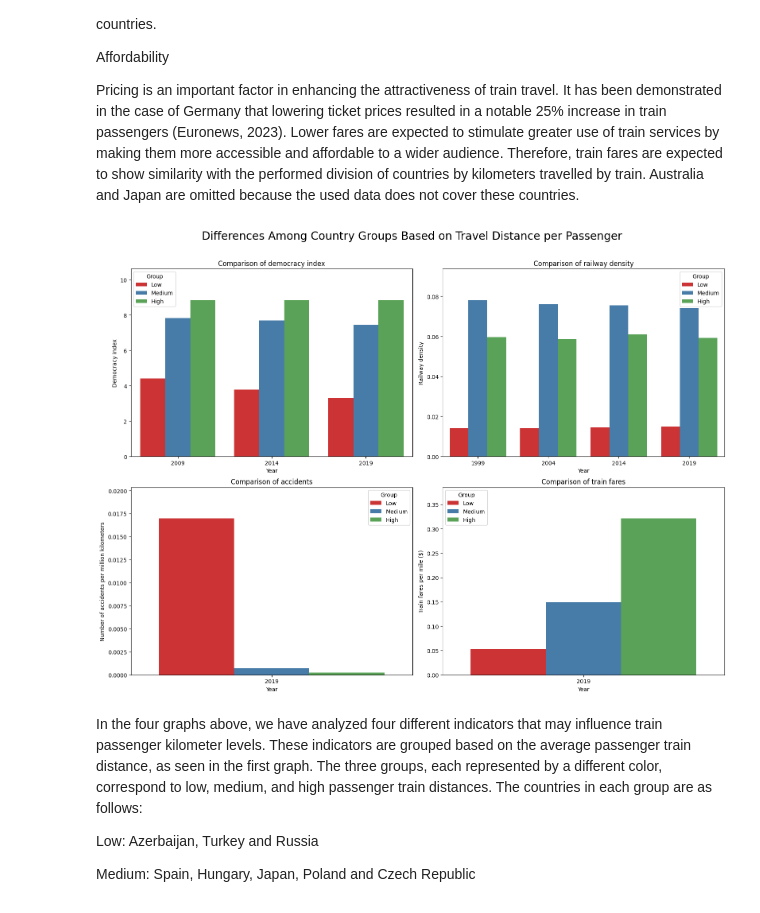
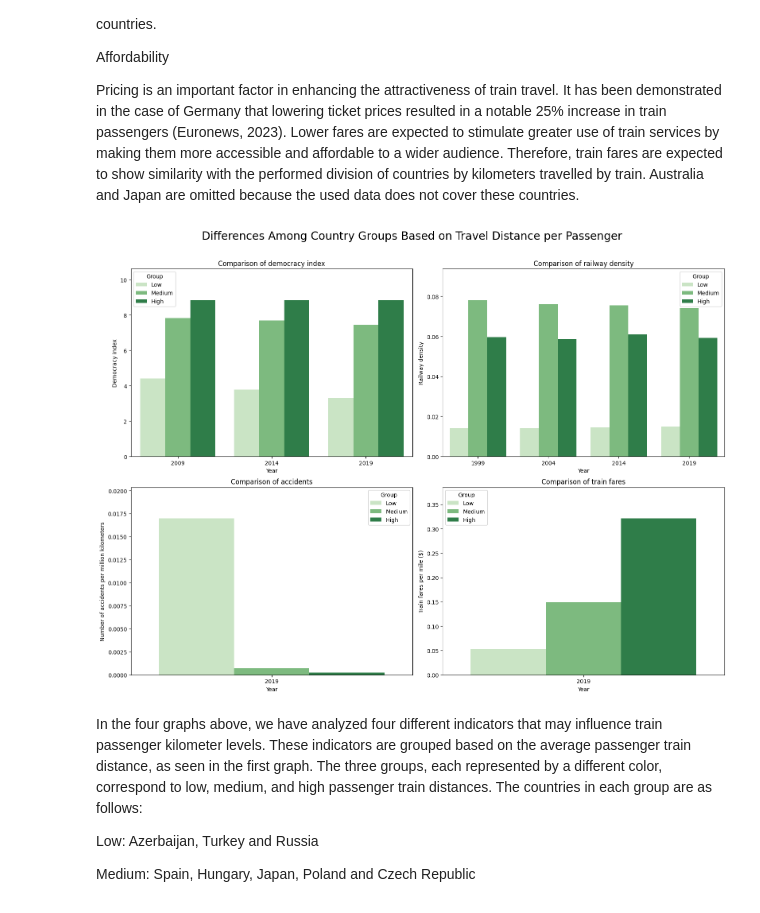
Before and after one commit to SmBuismn/Group_21_Python_project, a Jupyter notebook: project_template.ipynb, the cells around one changed output. Drawn from its saved outputs; the diff is of its cells as text; code cells hidden in the pictures.

```diff
--- a/project_template.ipynb
+++ b/project_template.ipynb
@@ -923,44 +926,44 @@ fig, axes = plt.subplots(nrows=2, ncols=2, figsize=(16, 12))
 plt.suptitle("Differences Among Country Groups Based on Travel Distance per Passenger", fontsize=20)
 
 # Plot 1: Democracy index
-sns.barplot(x='Year', y='Value', hue='Group', data=df_democracy, palette='Set1', ax=axes[0, 0])
+sns.barplot(x='Year', y='Value', hue='Group', data=df_democracy, palette='Greens', ax=axes[0, 0])
 axes[0, 0].set_title('Comparison of democracy index')
 axes[0, 0].set_xlabel('Year')
 axes[0, 0].set_ylabel('Democracy index')
 max_value_democracy = df_democracy['Value'].max()
 axes[0, 0].set_ylim(0, max_value_democracy * 1.2)
 
 # Plot 2: Railway density
-sns.barplot(x='Year', y='Value', hue='Group', data=df_linedensity, palette='Set1', ax=axes[0, 1])
+sns.barplot(x='Year', y='Value', hue='Group', data=df_linedensity, palette='Greens', ax=axes[0, 1])
 axes[0, 1].set_title('Comparison of railway density')
 axes[0, 1].set_xlabel('Year')
 axes[0, 1].set_ylabel('Railway density')
 max_value_linedensity = df_linedensity['Value'].max()
 axes[0, 1].set_ylim(0, max_value_linedensity * 1.2)
 
 # Plot 3: Accidents
-sns.barplot(x='Year', y='Value', hue='Group', data=df_safety, palette='Set1', ax=axes[1, 0])
+sns.barplot(x='Year', y='Value', hue='Group', data=df_safety, palette='Greens', ax=axes[1, 0])
 axes[1, 0].set_title('Comparison of accidents')
 axes[1, 0].set_xlabel('Year')
 axes[1, 0].set_ylabel('Number of accidents per million kilometers')
 max_value_safety = df_safety['Value'].max()
 axes[1, 0].set_ylim(0, max_value_safety * 1.2)
 
 # Plot 4: Train fares
-sns.barplot(x='Year', y='Value', hue='Group', data=df_trainfares, palette='Set1', ax=axes[1, 1])
+sns.barplot(x='Year', y='Value', hue='Group', data=df_trainfares, palette='Greens', ax=axes[1, 1])
 axes[1, 1].set_title('Comparison of train fares')
 axes[1, 1].set_xlabel('Year')
 axes[1, 1].set_ylabel('Train fares per mile ($)')
 max_value_trainfares = df_trainfares['Value'].max()
 axes[1, 1].set_ylim(0, max_value_trainfares * 1.2)
 
 # Adjust layout
 plt.tight_layout()
 plt.subplots_adjust(top=0.90)
 
 plt.show()
 # %% [output]
-[figure, old version]
+[figure, new version]
 # %% [markdown]
 In the four graphs above, we have analyzed four different indicators that may influence train passenger kilometer levels. These indicators are grouped based on the average passenger train distance, as seen in the first graph. The three groups, each represented by a different color, correspond to low, medium, and high passenger train distances. The countries in each group are as follows:
 
```
Also changed, not shown: parts of 3 cells of this notebook.
